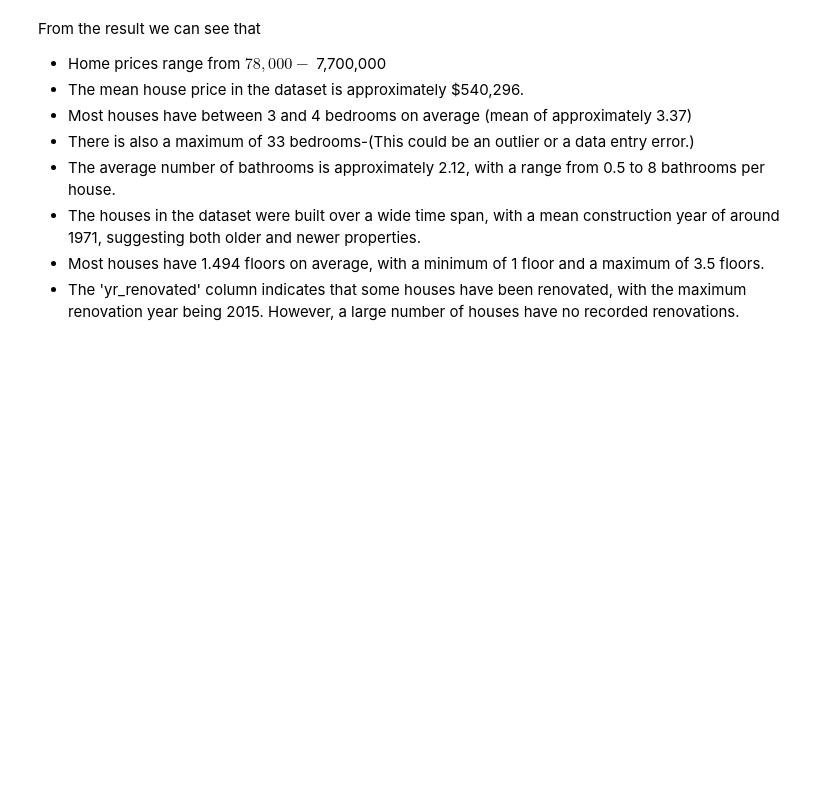
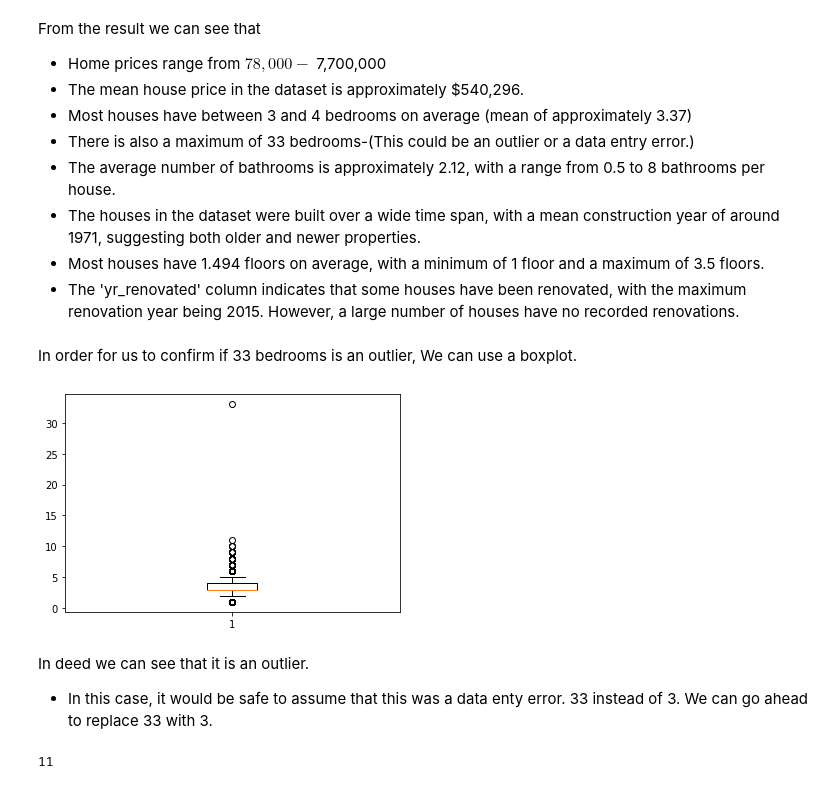
Before and after one commit to learn-co-curriculum/dsc-phase-2-project-v2-3, a Jupyter notebook: student.ipynb, the cells around one changed output. Drawn from its saved outputs; the diff is of its cells as text; code cells hidden in the pictures; blank space fills up the shorter version.

```diff
--- a/student.ipynb
+++ b/student.ipynb
@@ -240,3 +285,21 @@ From the result we can see that
 * The houses in the dataset were built over a wide time span, with a mean construction year of around 1971, suggesting both older and newer properties.
 * Most houses have 1.494 floors on average, with a minimum of 1 floor and a maximum of 3.5 floors.
 * The 'yr_renovated' column indicates that some houses have been renovated, with the maximum renovation year being 2015. However, a large number of houses have no recorded renovations.
+# %% [markdown]
+In order for us to confirm if 33 bedrooms is an outlier, We can use a boxplot.
+# %%
+# Plotting a boxplot
+plt.boxplot(data["bedrooms"]);
+# %% [output]
+[figure, added]
+# %% [markdown]
+In deed we can see that it is an outlier.
+* In this case, it would be safe to assume that this was a data enty error. 33 instead of 3. We can go ahead to replace 33 with 3.
+# %%
+# replaces 33 with 3
+data["bedrooms"] = data["bedrooms"].replace(33, 3)
+
+# Checking to see if it has been changed
+data["bedrooms"].max()
+# %% [output]
+11
```
Also changed, not shown: parts of 21 cells of this notebook.
